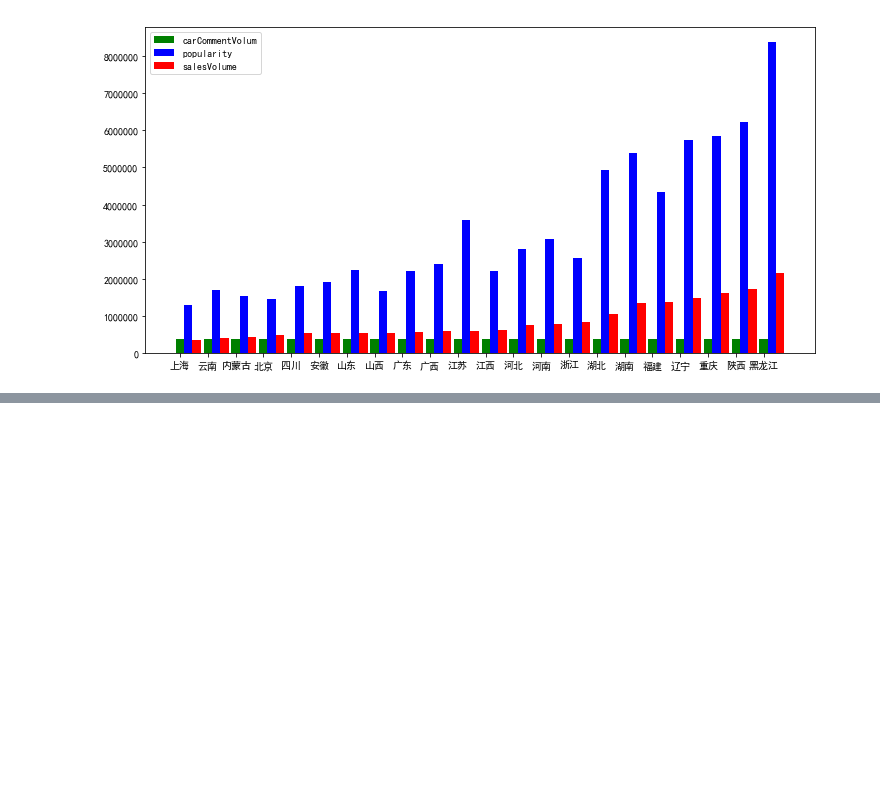
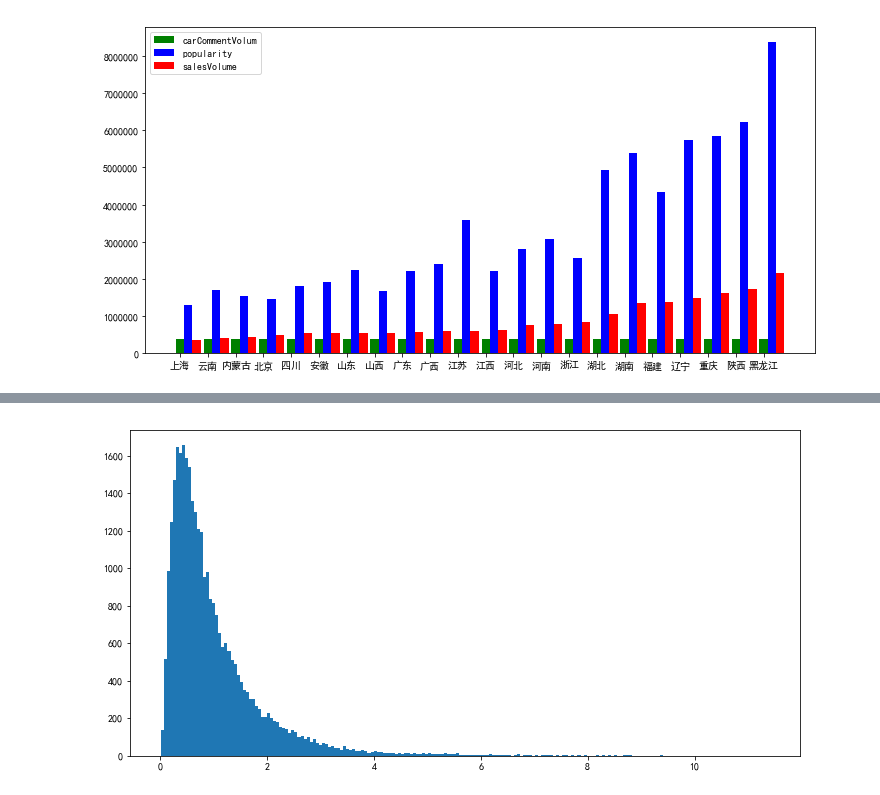
Before and after one commit to lvyuhong/ccf2, a Jupyter notebook: mymodels/eda.ipynb, the cells around one changed output, grey strips where cells are left out. Drawn from its saved outputs; the diff is of its cells as text; code cells hidden in the pictures; blank space fills up the shorter version.

```diff
--- a/mymodels/eda.ipynb
+++ b/mymodels/eda.ipynb
@@ -227,0 +219,9 @@ plt.show()
+# %%
+data['model_weight'] = data.groupby('model')['label'].transform('mean')
+data['n_label'] = data['label'] / data['model_weight'] # 把目标标准化
+# %%
+plt.figure(figsize=(12,6))
+plt.hist(data.loc[data['mt']<=24]['n_label'].sort_values(),bins=200)
+plt.show()
+# %% [output]
+[figure, added]
```
Also changed, not shown: parts of 7 cells of this notebook, 5 other files.
